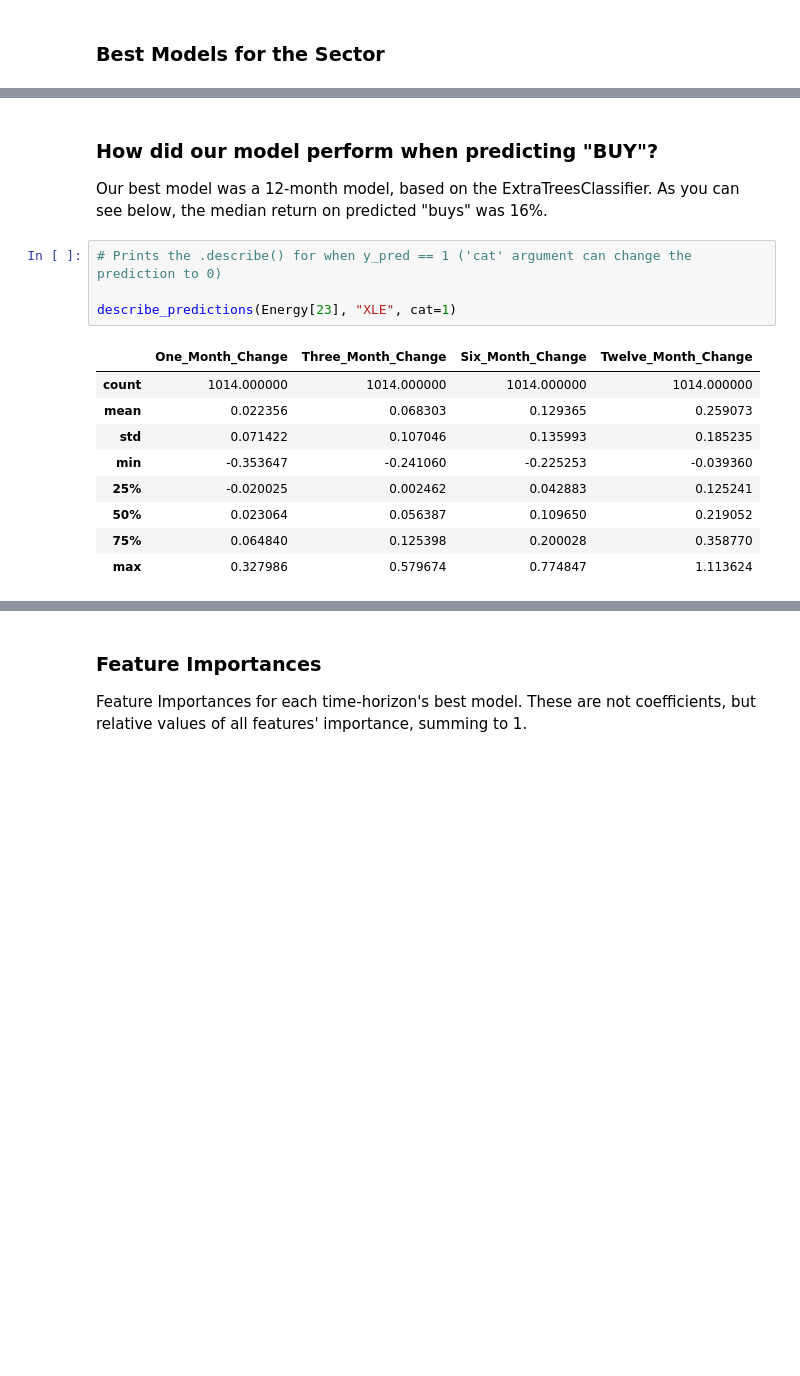
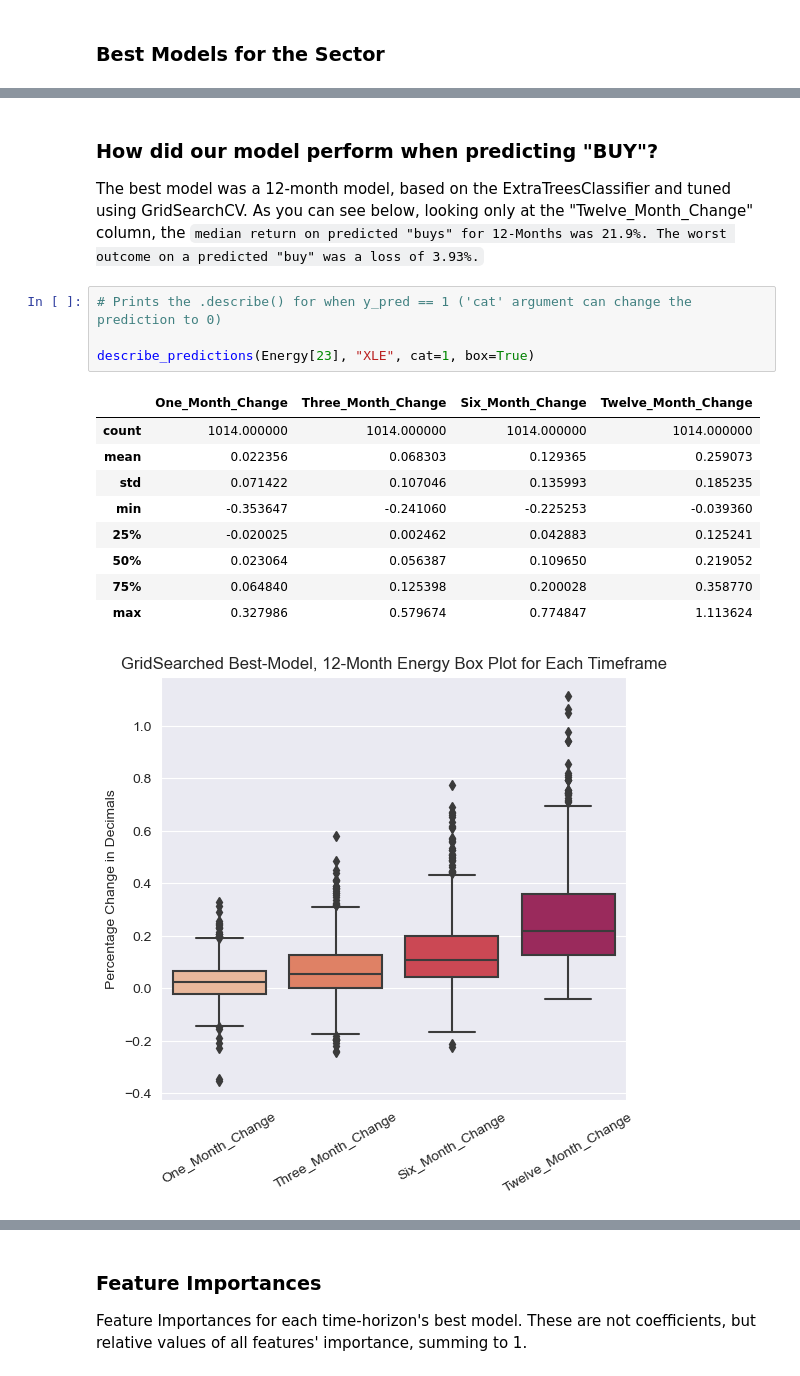
Before and after one commit to dvdhartsman/Stock_Market_Analysis, a Jupyter notebook: 2b_SPDR_Eval.ipynb, the cells around one changed output, grey strips where cells are left out. Saved outputs shown, nothing was run; the diff lists cells and outputs as text; blank space fills up the shorter version.

```diff
--- a/2b_SPDR_Eval.ipynb
+++ b/2b_SPDR_Eval.ipynb
@@ -290,19 +358,20 @@ Energy_df.sort_values(by='test_accuracy', ascending=False)[:5]
 | 17 | GridSearched Best-Model, 6-Month ... | 0.964739 | 0.975521 | 0.969359 | 0.972410 | 0.133980 | 0.968541 | 0.974950 | ... |
 # %% [markdown]
 ### How did our model perform when predicting "BUY"?
-Our best model was a 12-month model, based on the ExtraTreesClassifier. As you can see below, the median return on predicted "buys" was 16%.
+The best model was a 12-month model, based on the ExtraTreesClassifier and tuned using GridSearchCV. As you can see below, looking only at the "Twelve_Month_Change" column, the `median return on predicted "buys" for 12-Months was 21.9%. The worst outcome on a predicted "buy" was a loss of 3.93%.`
 # %%
 # Prints the .describe() for when y_pred == 1 ('cat' argument can change the prediction to 0)
 
-describe_predictions(Energy[23], "XLE", cat=1)
+describe_predictions(Energy[23], "XLE", cat=1, box=True)
 # %% [output]
 |  | One_Month_Change | Three_Month_Change | Six_Month_Change | Twelve_Month_Change |
 | count | 1014.000000 | 1014.000000 | 1014.000000 | 1014.000000 |
 | mean | 0.022356 | 0.068303 | 0.129365 | 0.259073 |
 | std | 0.071422 | 0.107046 | 0.135993 | 0.185235 |
 | min | -0.353647 | -0.241060 | -0.225253 | -0.039360 |
 | 25% | -0.020025 | 0.002462 | 0.042883 | 0.125241 |
 | 50% | 0.023064 | 0.056387 | 0.109650 | 0.219052 |
 | 75% | 0.064840 | 0.125398 | 0.200028 | 0.358770 |
 | max | 0.327986 | 0.579674 | 0.774847 | 1.113624 |
+[figure, added]
 # %% [markdown]
```
Also changed, not shown: parts of 158 cells of this notebook, 1 other file.
